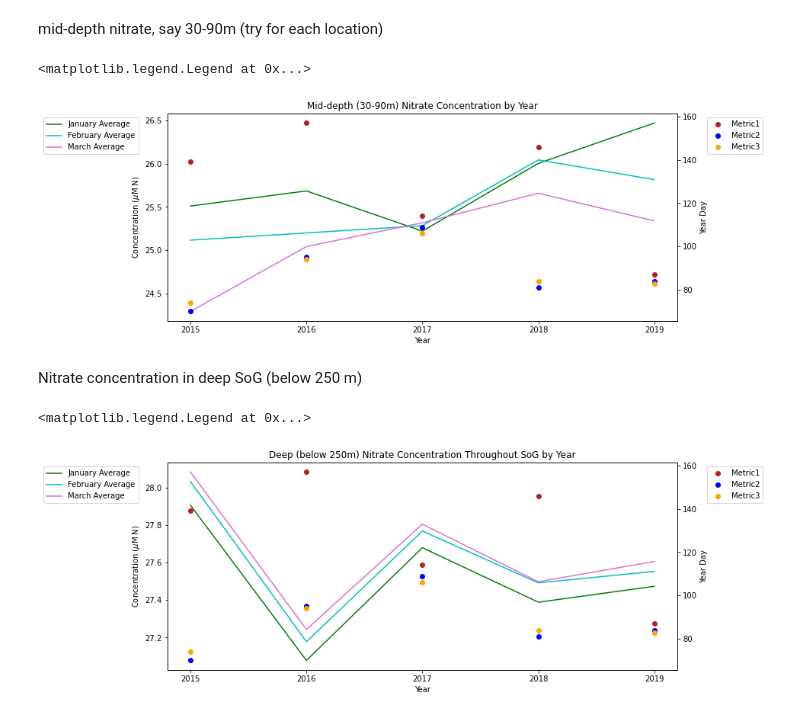
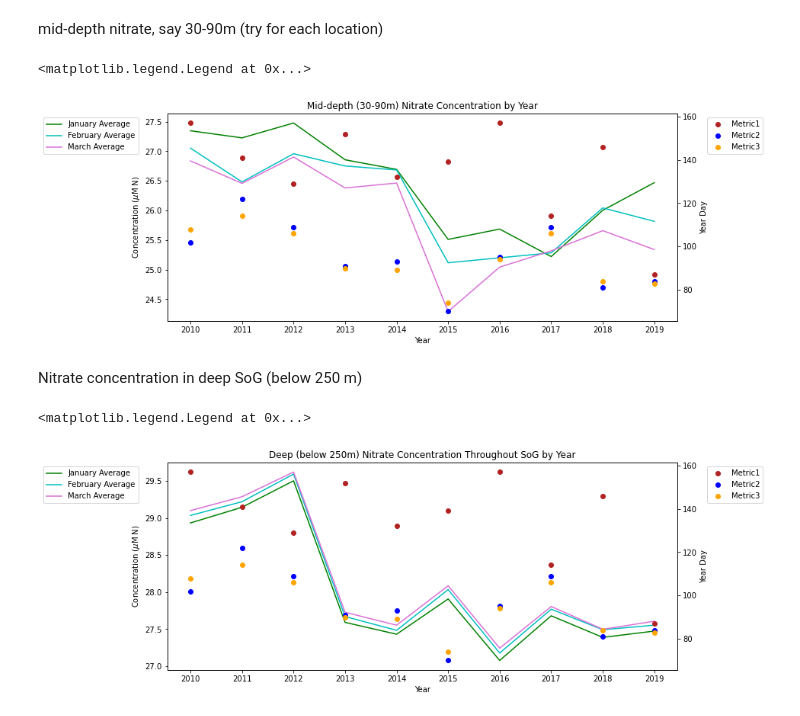
Before and after one commit to SalishSeaCast/Analysis-Aline, a Jupyter notebook: notebooks/Bloom_Timing/201905EnvironmentalDrivers.ipynb, the cells around one changed output. Saved outputs shown, nothing was run; the diff lists cells and outputs as text; code cells hidden in the pictures.

Commit message:
time series from 2010-2019

```diff
--- a/notebooks/Bloom_Timing/201905EnvironmentalDrivers.ipynb
+++ b/notebooks/Bloom_Timing/201905EnvironmentalDrivers.ipynb
@@ -204,7 +203,6 @@ ax[1].contourf(np.ma.masked_where(sogmask[0,0,:,:]==0,bathy.Bathymetry),[0,100,2
 <matplotlib.contour.QuadContourSet at 0x...>
 [figure]
 # %%
-
 k250=32 # approximate index for 250 m
 if recalc==True or not os.path.isfile(savepath2):
 
@@ -241,7 +239,7 @@ if recalc==True or not os.path.isfile(savepath2):
     dfFra.head(2)
 
     # select portion of dataframe in desired date range
-    dfFra2=dfFra.loc[(dfFra.Date>=startjan.date())&(dfFra.Date<=endmar.date())]
+    dfFra2=dfFra.loc[(dfFra.Date>=startjan.date())&(dfFra.Date<=fraserend.date())]
     riv_time=dfFra2['Date'].values
     rivFlow=dfFra2['Flow'].values
     # could also write dfFra['Date'], sometimes this is required
@@ -323,0 +321,29 @@ array([Timestamp('2015-05-19 12:30:00'), Timestamp('2016-06-05 12:30:00'),
+# %%
+# loop through years of spring time series (mid feb-june) for bloom timing for 201812 run
+shortyears=list()
+bloomtime1_18=list()
+bloomtime2_18=list()
+bloomtime3_18=list()
+for year in range(2015,2020):
+    modver18='201812'
+    fname3=f'springBloomTime_{str(year)}_{loc}_{modver18}.pkl'
+    savepath3=os.path.join(savedir,fname3)
+    bio_time0,sno30,sdiat0,sflag0,scili0,diat_alld0,no3_alld0,flag_alld0,cili_alld0,phyto_alld0,\
+                 intdiat0,intphyto0,fracdiat0,sphyto0,percdiat0=pickle.load(open(savepath3,'rb'))
+    # put code that calculates bloom timing here
+    bt1_18=bloomdrivers.metric1_bloomtime(phyto_alld0,no3_alld0,bio_time0)
+    bt2_18=bloomdrivers.metric2_bloomtime(sphyto0,sno30,bio_time0)
+    bt3_18=bloomdrivers.metric3_bloomtime(sphyto0,sno30,bio_time0)
+    shortyears.append(year)
+    bloomtime1_18.append(bt1)
+    bloomtime2_18.append(bt2)
+    bloomtime3_18.append(bt3)
+shortyears=np.array(shortyears)
+bloomtime1_18=np.array(bloomtime1_18)
+bloomtime2_18=np.array(bloomtime2_18)
+bloomtime3_18=np.array(bloomtime3_18)
+
+# get year day
+yearday1_18=et.datetimeToYD(bloomtime1_18)  # convert to year day tool
+yearday2_18=et.datetimeToYD(bloomtime2_18)
+yearday3_18=et.datetimeToYD(bloomtime3_18)
@@ -364,7 +410,7 @@ midno3jan=list()
 midno3feb=list()
 midno3mar=list()
 
-for year in range(2015,2020):
+for year in range(2010,2020):
     fname=f'JanToMarch_TimeSeries_{year}_{loc}_{modver}.pkl'
     savepath=os.path.join(savedir,fname)
     bio_time,diat_alld,no3_alld,flag_alld,cili_alld,microzoo_alld,mesozoo_alld,\
@@ -460,11 +506,6 @@ intmicrozoomar=np.array(intmicrozoomar)
 midno3jan=np.array(midno3jan)
 midno3feb=np.array(midno3feb)
 midno3mar=np.array(midno3mar)
-
-# get year day
-yearday1=et.datetimeToYD(bloomtime1)  # convert to year day tool
-yearday2=et.datetimeToYD(bloomtime2)
-yearday3=et.datetimeToYD(bloomtime3)
 # %%
 # loop through years (for non-location specific drivers)
 
@@ -475,7 +516,7 @@ deepno3jan=list()
 deepno3feb=list()
 deepno3mar=list()
 
-for year in range(2015,2020):
+for year in range(2010,2020):
     fname2=f'JanToMarch_TimeSeries_{year}_{modver}.pkl'
     savepath2=os.path.join(savedir,fname2)
     no3_past250m,riv_time,rivFlow=pickle.load(open(savepath2,'rb'))
@@ -775,7 +819,7 @@ p3=ax.plot(years,midno3mar, '-',color='orchid',label='March Average')
 ax.set_ylabel('Concentration ($\mu$M N)')
 ax.set_xlabel('Year')
 ax.set_title('Mid-depth (30-90m) Nitrate Concentration by Year')
-ax.set_xticks([2015,2016,2017,2018,2019])
+ax.set_xticks([2010,2011,2012,2013,2014,2015,2016,2017,2018,2019])
 ax.legend(handles=[p1[0],p2[0],p3[0]],bbox_to_anchor=(-0.25, 1.0), loc='upper left')
 
 ax1=ax.twinx()
@@ -786,26 +830,26 @@ ax1.set_ylabel('Year Day')
 ax1.legend(handles=[p4[0],p5[0],p6[0]],bbox_to_anchor=(1.05, 1.0), loc='upper left')
 # %% [output]
 <matplotlib.legend.Legend at 0x...>
-[figure, old version]
+[figure, new version]
 # %% [markdown]
 Nitrate concentration in deep SoG (below 250 m)
 # %%
 fig,ax=plt.subplots(1,1,figsize=(12,5))
 p1=ax.plot(years,deepno3jan, '-',color='green',label='January Average')
 p2=ax.plot(years,deepno3feb, '-',color='c',label='February Average')
 p3=ax.plot(years,deepno3mar, '-',color='orchid',label='March Average')
 ax.set_ylabel('Concentration ($\mu$M N)')
 ax.set_xlabel('Year')
 ax.set_title('Deep (below 250m) Nitrate Concentration Throughout SoG by Year')
-ax.set_xticks([2015,2016,2017,2018,2019])
+ax.set_xticks([2010,2011,2012,2013,2014,2015,2016,2017,2018,2019])
 ax.legend(handles=[p1[0],p2[0],p3[0]],bbox_to_anchor=(-0.25, 1.0), loc='upper left')
 
 ax1=ax.twinx()
 p4=ax1.plot(years,yearday1, 'o',color='firebrick',label='Metric1')
 p5=ax1.plot(years,yearday2, 'o',color='b',label='Metric2')
 p6=ax1.plot(years,yearday3, 'o',color='orange',label='Metric3')
 ax1.set_ylabel('Year Day')
 ax1.legend(handles=[p4[0],p5[0],p6[0]],bbox_to_anchor=(1.05, 1.0), loc='upper left')
 # %% [output]
 <matplotlib.legend.Legend at 0x...>
-[figure, old version]
+[figure, new version]
```
Also changed, not shown: parts of 17 cells of this notebook.
